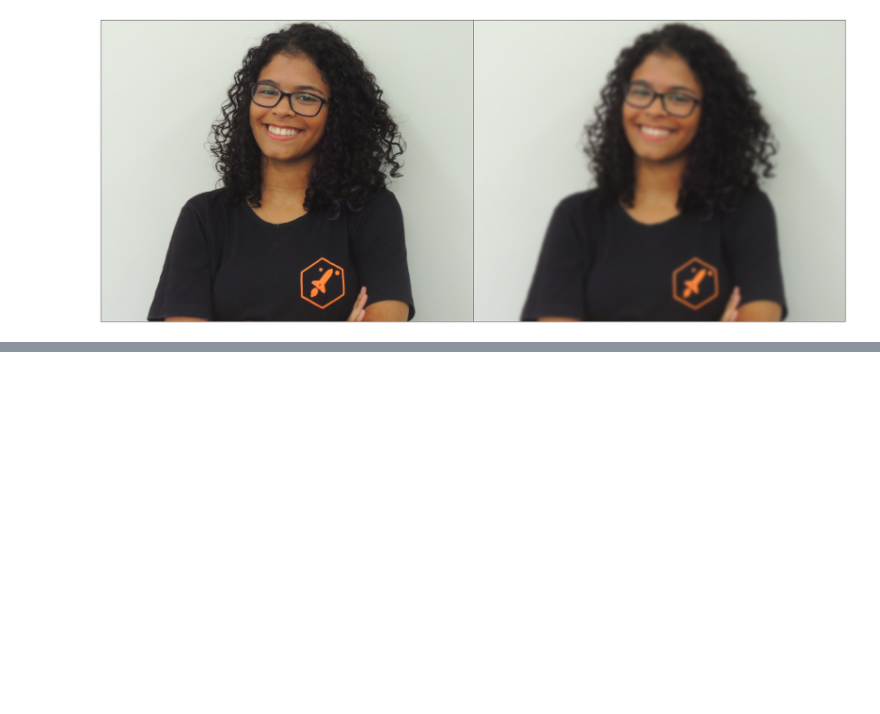
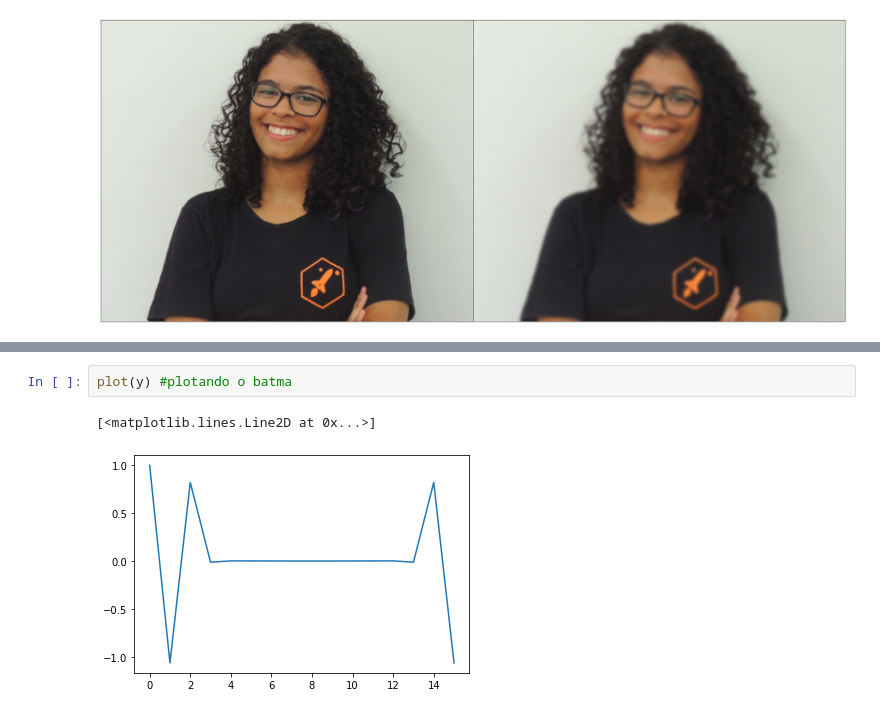
Before and after one commit to larigit/ProjSinaisSistemas, a Jupyter notebook: Jupyter Notebooks/filtro 2d separavel.ipynb, the cells around one changed output, grey strips where cells are left out. Cells and saved outputs as stored; diff of their text form; blank space fills up the shorter version.

```diff
--- a/Jupyter Notebooks/filtro 2d separavel.ipynb
+++ b/Jupyter Notebooks/filtro 2d separavel.ipynb
@@ -68,0 +132,5 @@ ax[0].imshow(img)
+# %%
+plot(y) #plotando o batma
+# %% [output]
+[<matplotlib.lines.Line2D at 0x...>]
+[figure, added]
```
Also changed, not shown: parts of 7 cells of this notebook.
